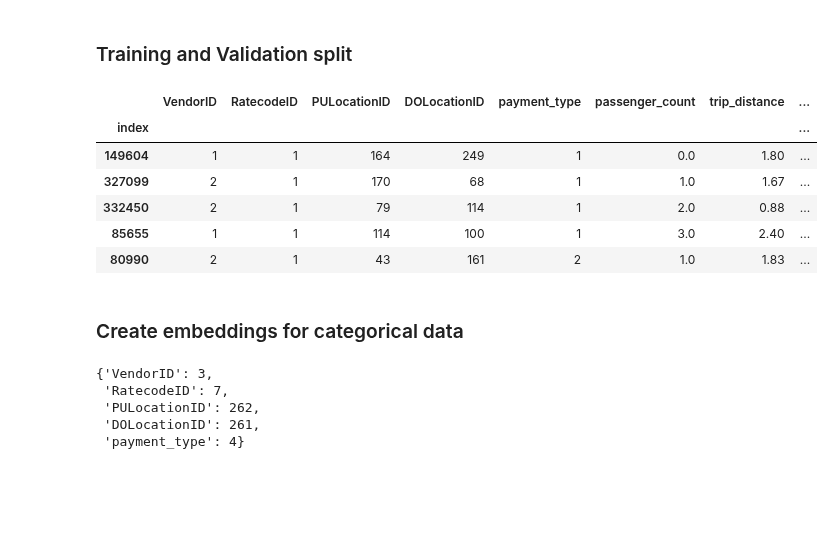
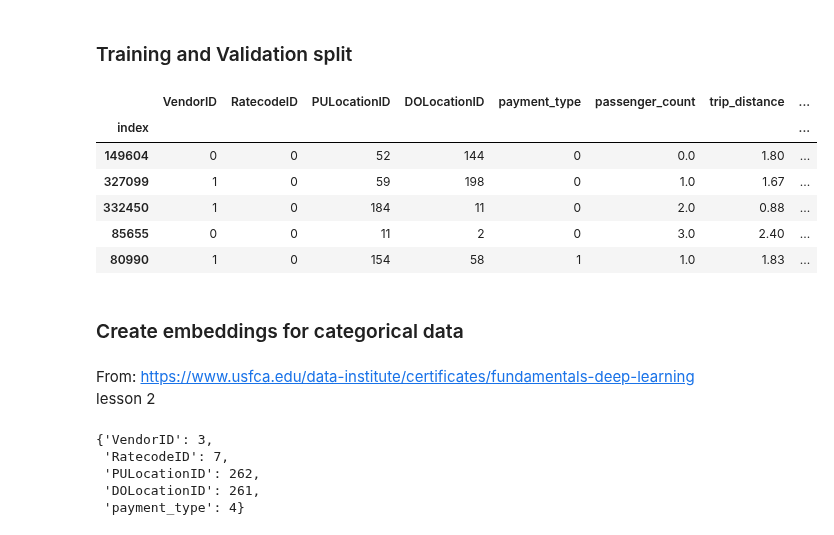
Before and after one commit to justinwhatley/interpretability_experiment, a Jupyter notebook: 5_nn_interpretability.ipynb, the cells around one changed output. Saved outputs shown, nothing was run; the diff lists cells and outputs as text; code cells hidden in the pictures; blank space fills up the shorter version.

```diff
--- a/5_nn_interpretability.ipynb
+++ b/5_nn_interpretability.ipynb
@@ -158,0 +160,8 @@ This dataset has already been cleaned for nulls, but in other cases we will need
+# %%
+"""
+Coded representation of categoricals
+"""
+coded_df = X.copy()
+cat_columns = coded_df.select_dtypes(['category']).columns
+coded_df[cat_columns] = coded_df[cat_columns].apply(lambda x: x.cat.codes)
+coded_df[cat_columns] = coded_df[cat_columns].astype(np.int64)
@@ -159,19 +185,24 @@ This dataset has already been cleaned for nulls, but in other cases we will need
+# %%
+for col in cat_columns:
+    coded_df[col] = LabelEncoder().fit_transform(coded_df[col])
 # %% [markdown]
 ### Training and Validation split
 # %%
 from sklearn.model_selection import train_test_split
 
 # Separating dataset back to what it was
-X_train, X_val, y_train, y_val = train_test_split(X, y, test_size=0.10, random_state=42)
+X_train, X_val, y_train, y_val = train_test_split(coded_df, y, test_size=0.10, random_state=42)
 X_train.head()
 # %% [output]
 |  | VendorID | RatecodeID | PULocationID | DOLocationID | payment_type | passenger_count | trip_distance | ... |
 | index |  |  |  |  |  |  |  | ... |
-| 149604 | 1 | 1 | 164 | 249 | 1 | 0.0 | 1.80 | ... |
-| 327099 | 2 | 1 | 170 | 68 | 1 | 1.0 | 1.67 | ... |
-| 332450 | 2 | 1 | 79 | 114 | 1 | 2.0 | 0.88 | ... |
-| 85655 | 1 | 1 | 114 | 100 | 1 | 3.0 | 2.40 | ... |
-| 80990 | 2 | 1 | 43 | 161 | 2 | 1.0 | 1.83 | ... |
+| 149604 | 0 | 0 | 52 | 144 | 0 | 0.0 | 1.80 | ... |
+| 327099 | 1 | 0 | 59 | 198 | 0 | 1.0 | 1.67 | ... |
+| 332450 | 1 | 0 | 184 | 11 | 0 | 2.0 | 0.88 | ... |
+| 85655 | 0 | 0 | 11 | 2 | 0 | 3.0 | 2.40 | ... |
+| 80990 | 1 | 0 | 154 | 58 | 1 | 1.0 | 1.83 | ... |
 # %% [markdown]
 ### Create embeddings for categorical data
+# %% [markdown]
+From: https://www.usfca.edu/data-institute/certificates/fundamentals-deep-learning lesson 2
 # %%
```
Also changed, not shown: parts of 28 cells of this notebook, 4 other files.
